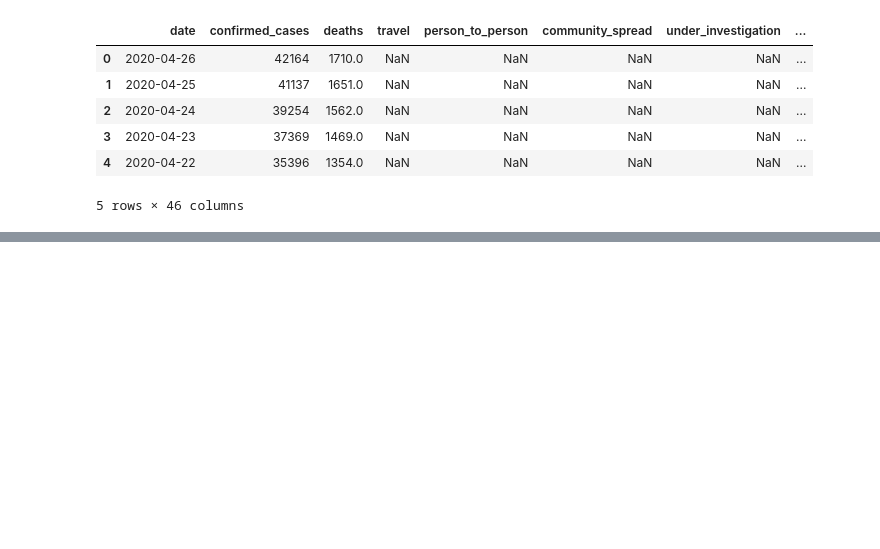
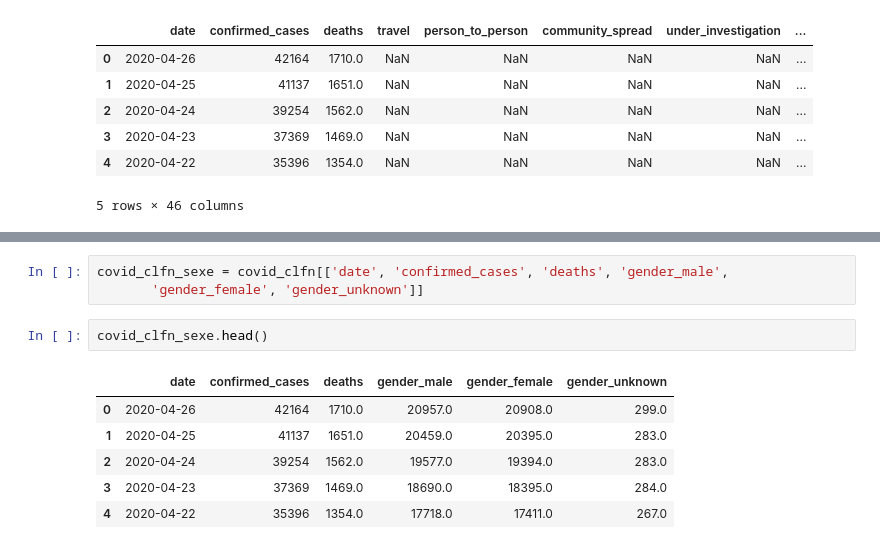
Before and after one commit to com-480-data-visualization/com-480-project-pouletpanier, a Jupyter notebook: Milstone2.ipynb, the cells around one changed output, grey strips where cells are left out. Saved outputs shown, nothing was run; the diff lists cells and outputs as text; blank space fills up the shorter version.

```diff
--- a/Milstone2.ipynb
+++ b/Milstone2.ipynb
@@ -514,0 +552,12 @@ covid_clfn.head()
+# %%
+covid_clfn_sexe = covid_clfn[['date', 'confirmed_cases', 'deaths', 'gender_male',
+       'gender_female', 'gender_unknown']]
+# %%
+covid_clfn_sexe.head()
+# %% [output]
+|  | date | confirmed_cases | deaths | gender_male | gender_female | gender_unknown |
+| 0 | 2020-04-26 | 42164 | 1710.0 | 20957.0 | 20908.0 | 299.0 |
+| 1 | 2020-04-25 | 41137 | 1651.0 | 20459.0 | 20395.0 | 283.0 |
+| 2 | 2020-04-24 | 39254 | 1562.0 | 19577.0 | 19394.0 | 283.0 |
+| 3 | 2020-04-23 | 37369 | 1469.0 | 18690.0 | 18395.0 | 284.0 |
+| 4 | 2020-04-22 | 35396 | 1354.0 | 17718.0 | 17411.0 | 267.0 |
```
Also changed, not shown: parts of 10 cells of this notebook.
